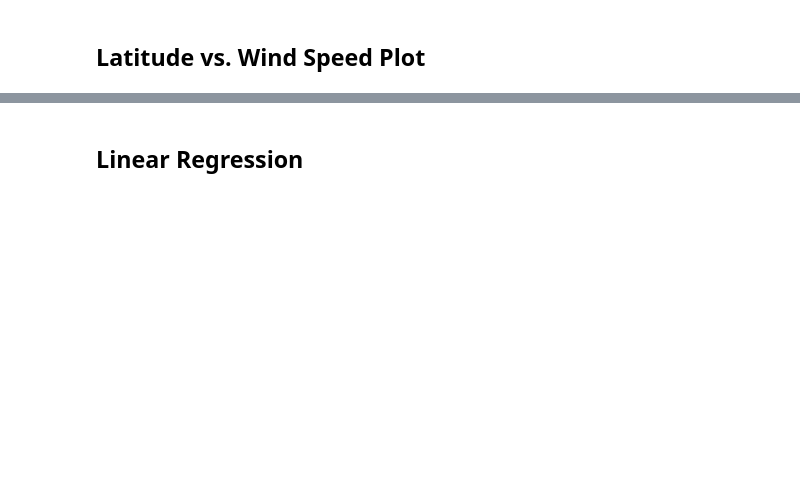
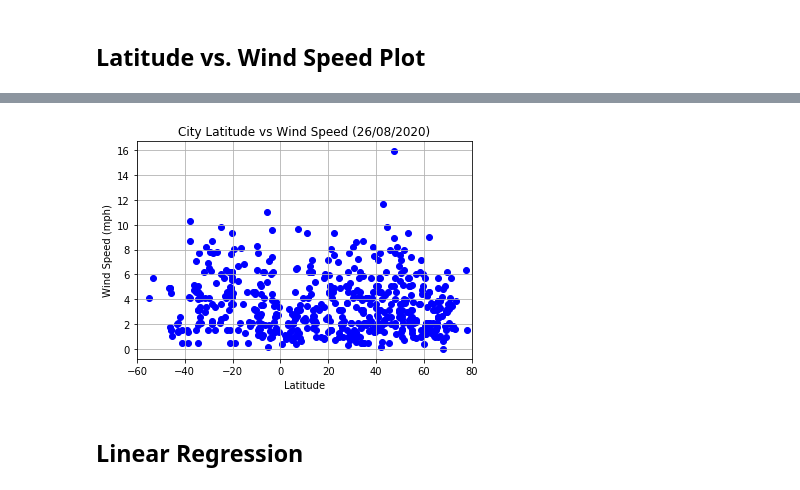
Before and after one commit to susovd/Dream-Vacation-Project, a Jupyter notebook: WeatherPy/WeatherPy.ipynb, the cells around one changed output, grey strips where cells are left out. Cells and saved outputs as stored; diff of their text form; code cells hidden in the pictures; blank space fills up the shorter version.

```diff
--- a/WeatherPy/WeatherPy.ipynb
+++ b/WeatherPy/WeatherPy.ipynb
@@ -277,3 +301,16 @@ Int64Index([], dtype='int64')
+# %%
+#scatter plot
+plt.scatter(df["Lat"], df["Wind Speed"], facecolors = "blue",marker = 'o')
+
+#additional graph properties
+plt.title("City Latitude vs Wind Speed (26/08/2020)")
+plt.xlabel("Latitude")
+plt.ylabel("Wind Speed (mph)")
+plt.xlim(-60, 80)
+plt.grid()
+plt.show()
+# %% [output]
+[figure, added]
 # %% [markdown]
 ## Linear Regression
 # %%
```
Also changed, not shown: parts of 23 cells of this notebook, 5 other files.
